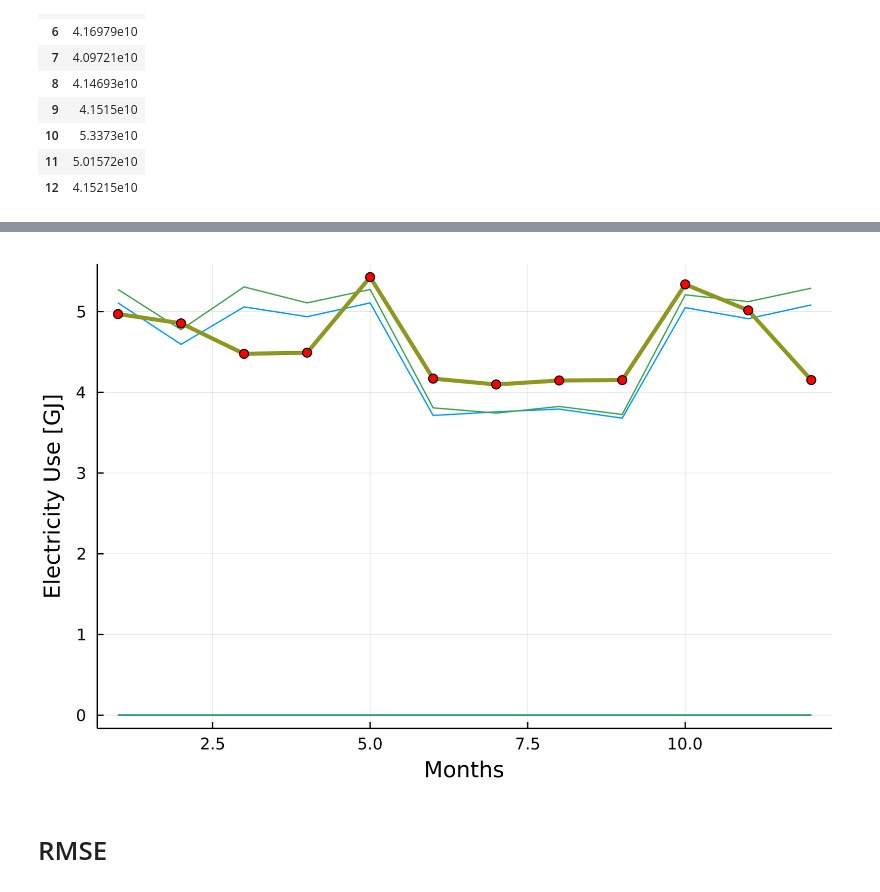
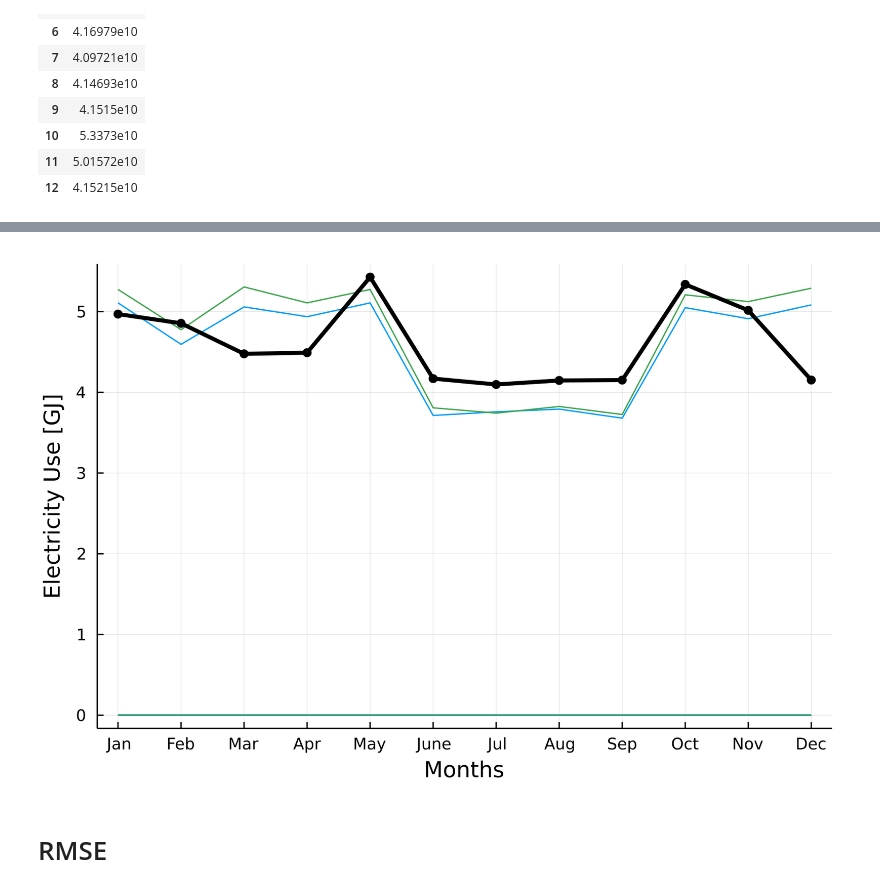
Before and after one commit to juliet29/fp_cs361, a Jupyter notebook: notebooks/compare_sim3_0530.ipynb, the cells around one changed output, grey strips where cells are left out. Drawn from its saved outputs; the diff is of its cells as text; code cells hidden in the pictures.

```diff
--- a/notebooks/compare_sim3_0530.ipynb
+++ b/notebooks/compare_sim3_0530.ipynb
@@ -52,3 +52,5 @@ hist_data = DataFrame(CSV.File(hist_data_path; drop=[1]))
 | 10 | 5.3373e10 |
 | 11 | 5.01572e10 |
 | 12 | 4.15215e10 |
+# %%
+months = ["Jan", "Feb", "Mar", "Apr", "May", "June", "Jul", "Aug", "Sep", "Oct", "Nov", "Dec"]
@@ -55,14 +71,14 @@ hist_data = DataFrame(CSV.File(hist_data_path; drop=[1]))
 # %%
 plot()
 for i = 1:size(sim_data)[2]
-    plot!(sim_data[!, "x$i"]./10e9, leg=false)
+    plot!(months, sim_data[!, "x$i"]./10e9, leg=false)
 end
 
-plot!(hist_data[!, "0"]./10e9, linewidth=3, linestyle = :solid,
-markershape= :circle, markercolor= :red, markersize=4,
+plot!(months, hist_data[!, "0"]./10e9, linewidth=3, linestyle = :solid, linecolor= :black,
+markershape= :circle, markercolor= :black, markersize=4,
 label="historical", xlabel="Months", ylabel="Electricity Use [GJ]", dpi=300)
 # %% [output]
-[figure, old version]
+[figure, new version]
 # %%
 savefig("$fig_path/pso.png")
 # %% [markdown]
```
Also changed, not shown: parts of 1 cell of this notebook, 13 other files.
